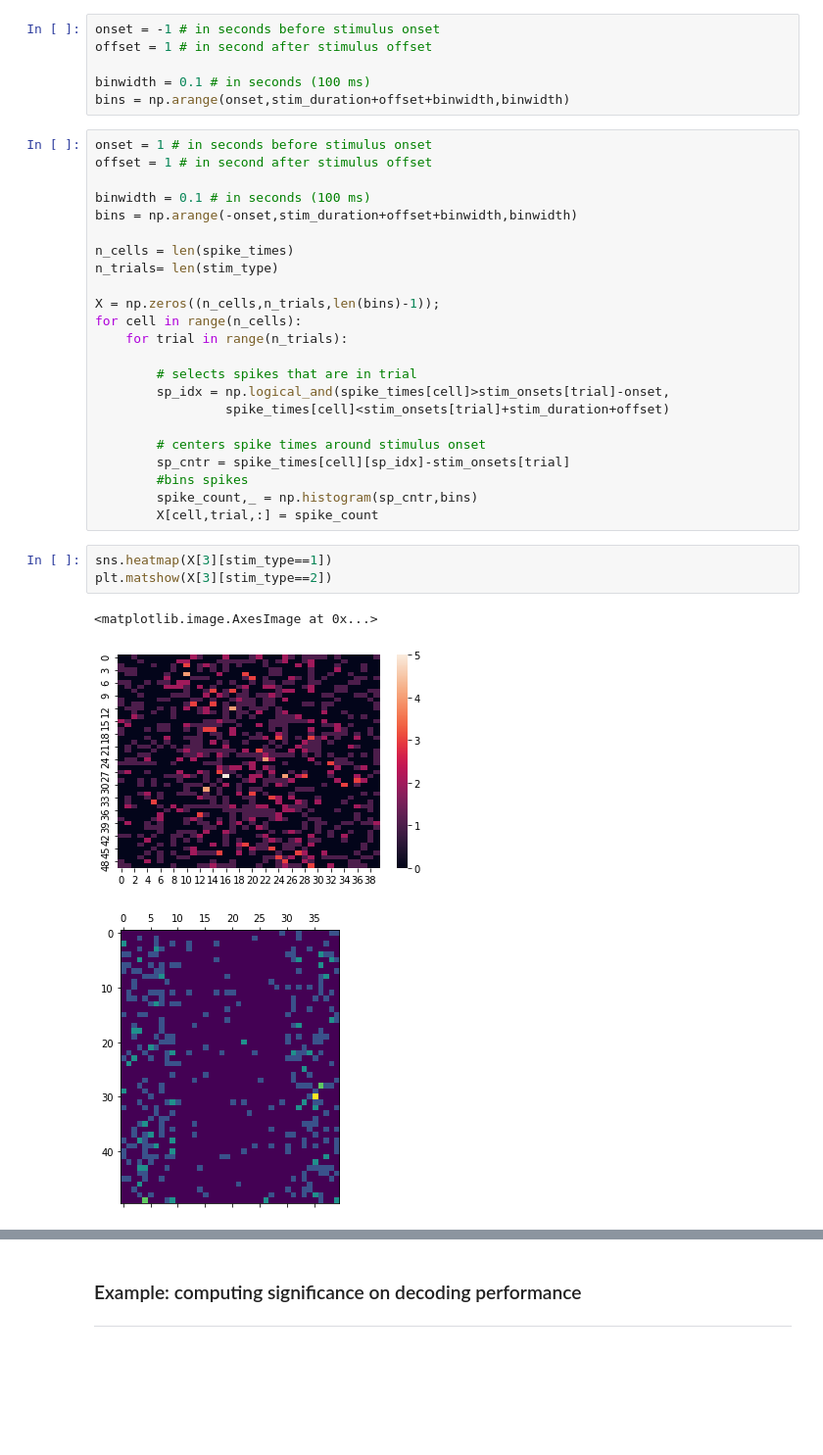
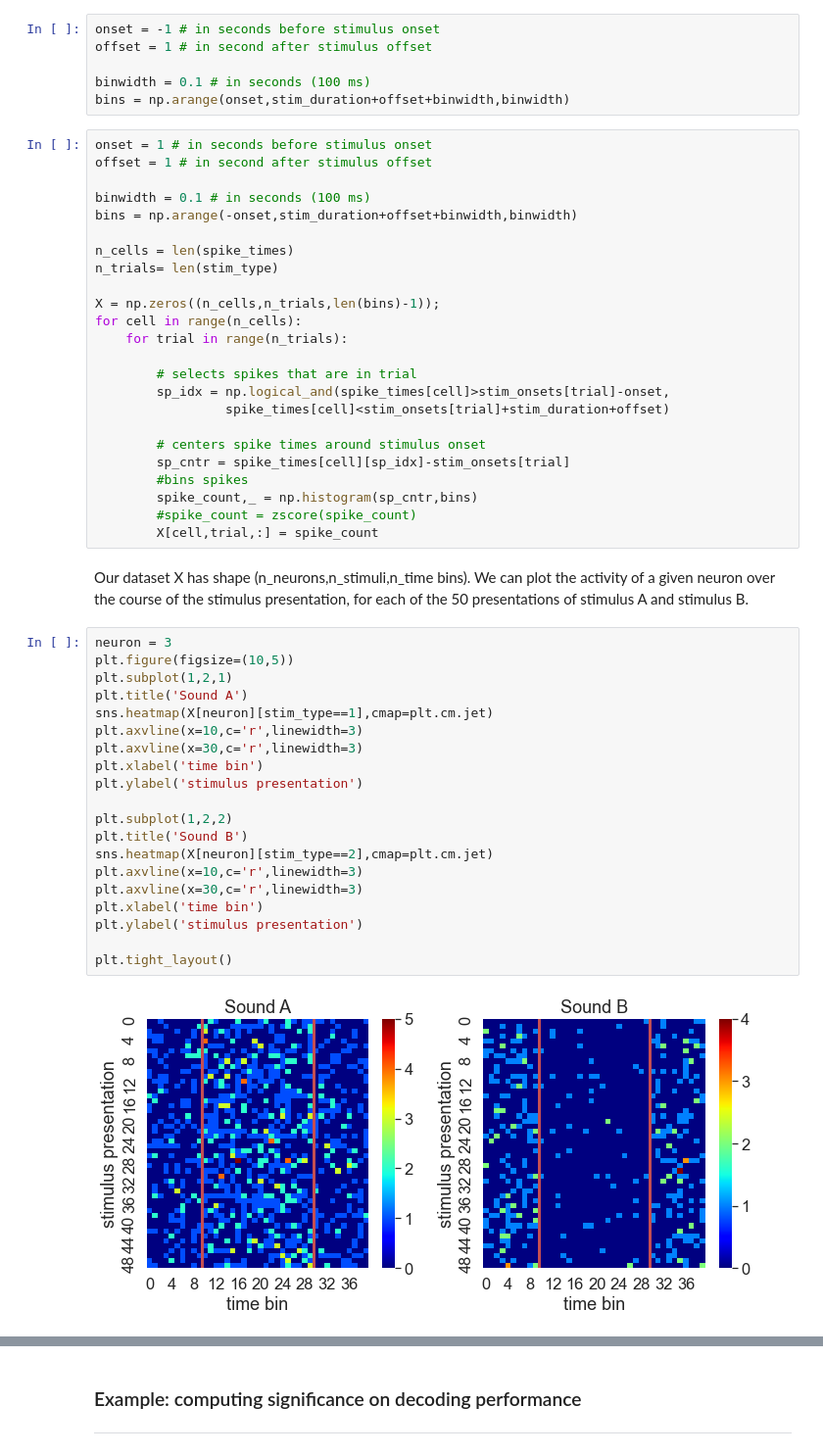
Before and after one commit to xamweil/population-methods, a Jupyter notebook: 03-SVM-decoding/SVM-decoding.ipynb, the cells around one changed output, grey strips where cells are left out. Shown at 98% size. Drawn from its saved outputs; the diff is of its cells as text; blank space fills up the shorter version.

```diff
--- a/03-SVM-decoding/SVM-decoding.ipynb
+++ b/03-SVM-decoding/SVM-decoding.ipynb
@@ -117,11 +209,29 @@ for cell in range(n_cells):
         sp_cntr = spike_times[cell][sp_idx]-stim_onsets[trial]
         #bins spikes
         spike_count,_ = np.histogram(sp_cntr,bins)
+        #spike_count = zscore(spike_count)
         X[cell,trial,:] = spike_count
-# %%
-sns.heatmap(X[3][stim_type==1])
-plt.matshow(X[3][stim_type==2])
-# %% [output]
-<matplotlib.image.AxesImage at 0x...>
-[figure, removed]
-[figure, removed]
+# %% [markdown]
+Our dataset X has shape (n_neurons,n_stimuli,n_time bins). We can plot the activity of a given neuron over the course of the stimulus presentation, for each of the 50 presentations of stimulus A and stimulus B.
+# %%
+neuron = 3
+plt.figure(figsize=(10,5))
+plt.subplot(1,2,1)
+plt.title('Sound A')
+sns.heatmap(X[neuron][stim_type==1],cmap=plt.cm.jet)
+plt.axvline(x=10,c='r',linewidth=3)
+plt.axvline(x=30,c='r',linewidth=3)
+plt.xlabel('time bin')
+plt.ylabel('stimulus presentation')
+
+plt.subplot(1,2,2)
+plt.title('Sound B')
+sns.heatmap(X[neuron][stim_type==2],cmap=plt.cm.jet)
+plt.axvline(x=10,c='r',linewidth=3)
+plt.axvline(x=30,c='r',linewidth=3)
+plt.xlabel('time bin')
+plt.ylabel('stimulus presentation')
+
+plt.tight_layout()
+# %% [output]
+[figure, added]
```
Also changed, not shown: parts of 28 cells of this notebook, 3 other files.
